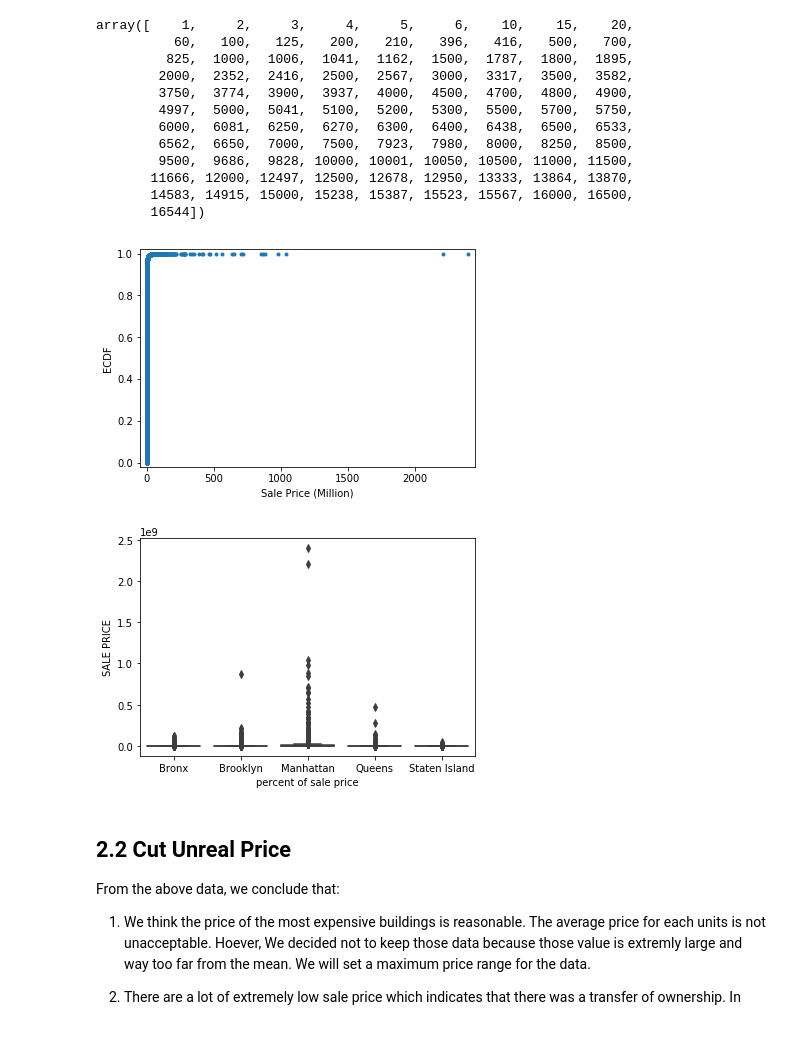
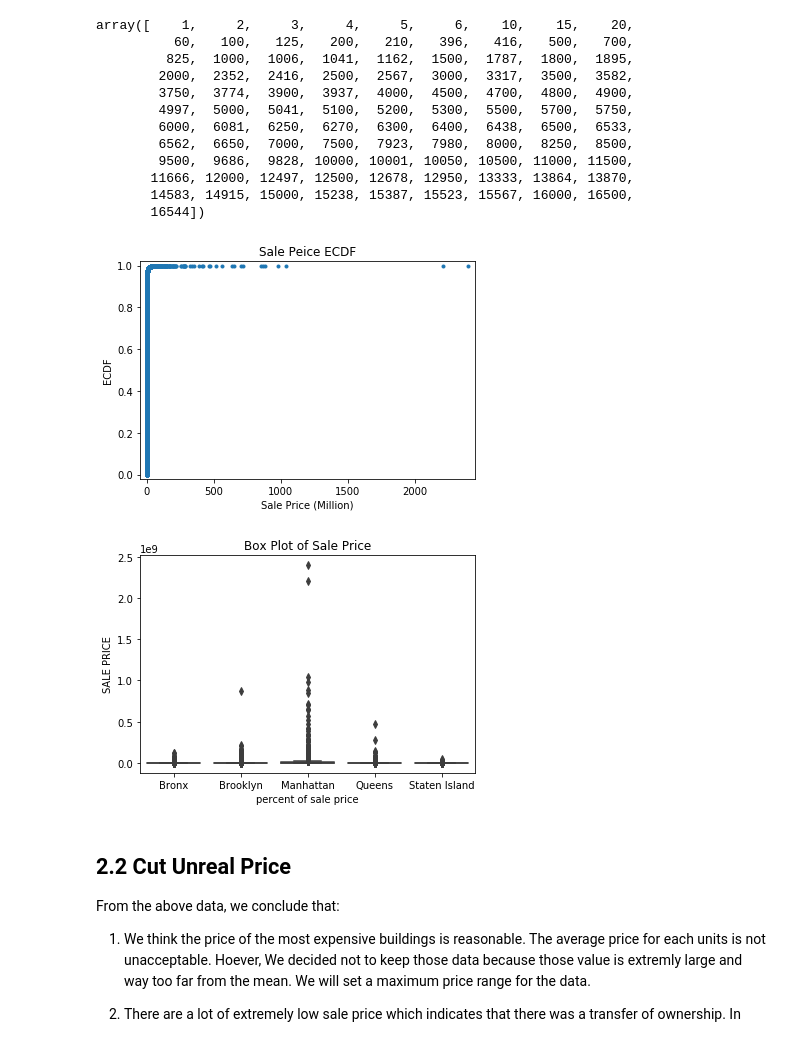
Before and after one commit to zhuoyingcai/NYC-Housing-Prices-Analysis, a Jupyter notebook: NYC_Housing_Prices_Analysis.ipynb, the cells around one changed output. Cells and saved outputs as stored; diff of their text form; code cells hidden in the pictures.

Commit message:
fix graph axis name and title

```diff
--- a/NYC_Housing_Prices_Analysis.ipynb
+++ b/NYC_Housing_Prices_Analysis.ipynb
@@ -213,20 +213,22 @@ array([    1,     2,     3,     4,     5,     6,    10,    15,    20,
 # %%
 x = np.sort(df['SALE PRICE']/1000000)
 y = np.arange(1, len(x)+1) / len(x)
 _ = plt.plot(x, y, marker='.', linestyle='none')
+_ = plt.title('Sale Peice ECDF')
 _ = plt.xlabel('Sale Price (Million)')
 _ = plt.ylabel('ECDF')
 plt.margins(0.02)
 plt.show()
 # %% [output]
-[figure, old version]
+[figure, new version]
 # %%
 _ = sns.boxplot(x='BOROUGH', y='SALE PRICE', data=df)
-_ = plt.xlabel('Borough')
+_ = plt.title('Box Plot of Sale Price')
+_ = plt.xlabel('Boroughs')
 _ = plt.xlabel('percent of sale price')
 plt.show()
 # %% [output]
-[figure, old version]
+[figure, new version]
 # %% [markdown]
 ## 2.2 Cut Unreal Price
 
```
Also changed, not shown: parts of 4 cells of this notebook.
